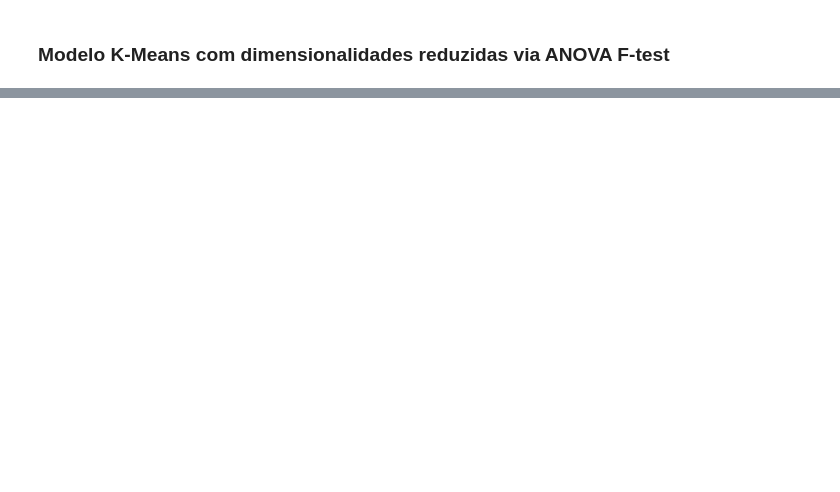
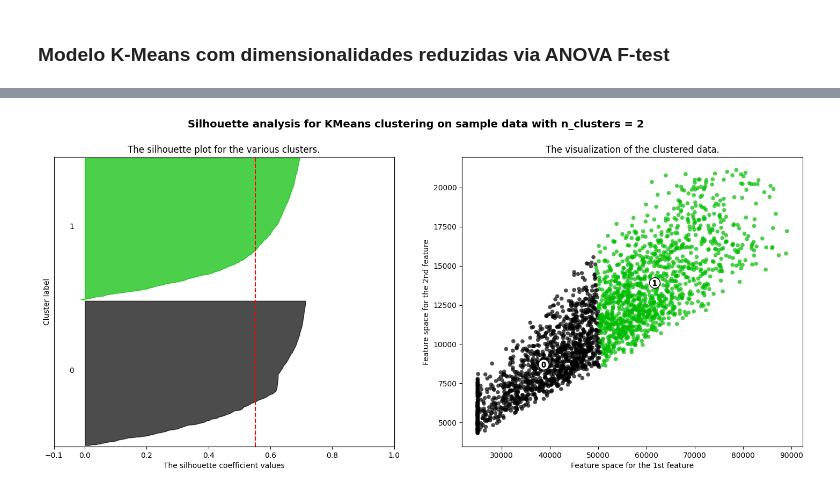
Before and after one commit to avzcesar/atividadefinal, a Jupyter notebook: Hands_on_final.ipynb, the cells around one changed output, grey strips where cells are left out. Saved outputs shown, nothing was run; the diff lists cells and outputs as text; code cells hidden in the pictures; blank space fills up the shorter version.

```diff
--- a/Hands_on_final.ipynb
+++ b/Hands_on_final.ipynb
@@ -678,0 +761,98 @@ Name: count, dtype: int64
+# %%
+# Definição do número máximo de clusters a ser testado
+n_clusters = 5
+inertia = []
+silhouettes = []
+clusters = range(2, n_clusters)
+X = base.copy()
+
+for k in clusters:
+    fig, (ax1, ax2) = plt.subplots(1, 2)
+    fig.set_size_inches(18, 7)
+
+    # Configuração inicial do gráfico de silhueta
+    ax1.set_xlim([-0.1, 1])
+    ax1.set_ylim([0, len(X) + (k + 1) * 10])
+
+    # Aplicação do K-Means
+    kmeans = KMeans(n_clusters=k, random_state=0)
+    kmeans.fit(X)
+
+    labels = kmeans.predict(X)
+    silh = silhouette_score(X, labels)  # Cálculo da média da silhueta
+
+    silhouettes.append(silh)
+    inertia.append(kmeans.inertia_)
+
+    # Cálculo do coeficiente de silhueta para cada ponto
+    sample_silhouette_values = silhouette_samples(X, labels)
+
+    y_lower = 10
+    for i in range(k):
+        # Seleciona os coeficientes de silhueta do cluster i e ordena
+        ith_cluster_silhouette_values = sample_silhouette_values[labels == i]
+        ith_cluster_silhouette_values.sort()
+
+        size_cluster_i = ith_cluster_silhouette_values.shape[0]
+        y_upper = y_lower + size_cluster_i
+
+        color = cm.nipy_spectral(float(i) / k)
+        ax1.fill_betweenx(
+            np.arange(y_lower, y_upper),
+            0,
+            ith_cluster_silhouette_values,
+            facecolor=color,
+            edgecolor=color,
+            alpha=0.7,
+        )
+
+        # Label the silhouette plots with their cluster numbers at the middle
+        ax1.text(-0.05, y_lower + 0.5 * size_cluster_i, str(i))
+
+        # Compute the new y_lower for next plot
+        y_lower = y_upper + 10 # 10 for the 0 samples
+
+    ax1.set_title("The silhouette plot for the various clusters.")
+    ax1.set_xlabel("The silhouette coefficient values")
+    ax1.set_ylabel("Cluster label")
+
+    # The vertical line for average silhouette score of all the values
+    ax1.axvline(x=silh, color="red", linestyle="--")
+    ax1.set_yticks([]) # Clear the yaxis labels / ticks
+    ax1.set_xticks([-0.1, 0, 0.2, 0.4, 0.6, 0.8, 1])
+
+    # Gráfico de dispersão dos clusters
+    colors = cm.nipy_spectral(labels.astype(float) / k)
+
+    ax2.scatter(
+        X.iloc[:, 0], X.iloc[:, 1], marker="o", s=30, lw=0, alpha=0.7, c=colors, edgecolor="k"
+    )
+
+    # Centro dos clusters
+    centers = kmeans.cluster_centers_
+    ax2.scatter(
+        centers[:, 0],
+        centers[:, 1],
+        marker="o",
+        c="white",
+        alpha=1,
+        s=200,
+        edgecolor="k",
+    )
+
+    for i, c in enumerate(centers):
+        ax2.scatter(c[0], c[1], marker="$%d$" % i, alpha=1, s=50, edgecolor="k")
+
+    ax2.set_title("The visualization of the clustered data.")
+    ax2.set_xlabel("Feature space for the 1st feature")
+    ax2.set_ylabel("Feature space for the 2nd feature")
+
+    plt.suptitle(
+        "Silhouette analysis for KMeans clustering on sample data with n_clusters = %d" % k,
+        fontsize=14,
+        fontweight="bold",
+    )
+
+plt.show()
+# %% [output]
+[figure, added]
```
Also changed, not shown: parts of 28 cells of this notebook.
